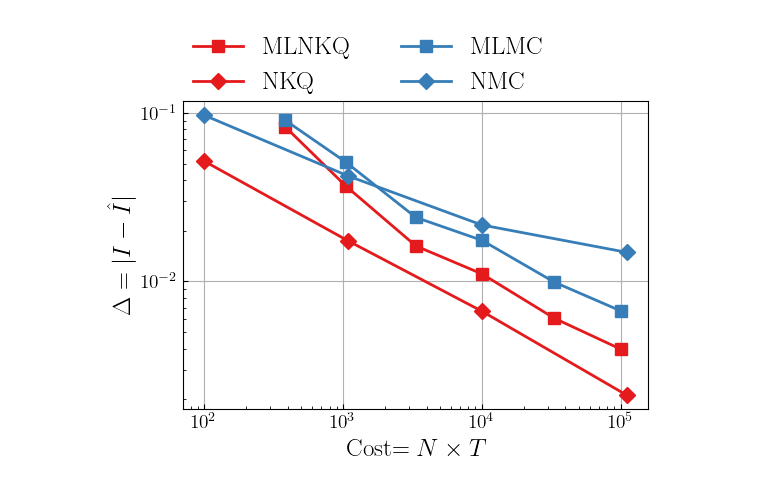
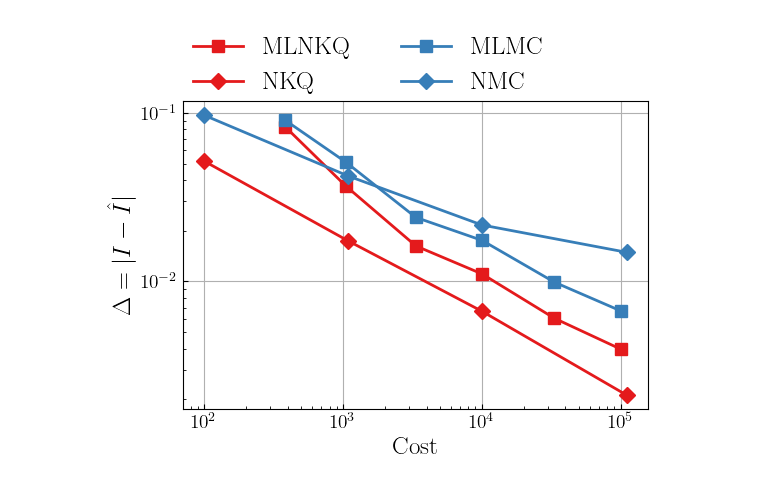
Before and after one commit to hudsonchen/nest_bq, a Jupyter notebook: plotting_notebooks/evppi.ipynb, the cells around one changed output. Cells and saved outputs as stored; diff of their text form; code cells hidden in the pictures.

```diff
--- a/plotting_notebooks/evppi.ipynb
+++ b/plotting_notebooks/evppi.ipynb
@@ -100,32 +102,32 @@ markersize = 8
 linewidth = 2
 cmap = plt.get_cmap('Set1')
 
 
 fig1 = plt.figure(figsize=(6, 4))
 plt.grid(True)
 plt.plot(I_multi_level['KQ'][1], I_multi_level['KQ'][0], label=f'MLNKQ', color=cmap.colors[0], linewidth=linewidth,
          marker='s', markersize=markersize)
 plt.plot(I_multi_level['MC'][1], I_multi_level['MC'][0], label=f'MLMC', color=cmap.colors[1], linewidth=linewidth,
          marker='s', markersize=markersize)
 plt.plot(I_single_level['MC'][1], I_single_level['MC'][0], label=f'NMC', color=cmap.colors[1], linewidth=linewidth,
          marker='D', markersize=markersize)
 plt.plot(I_single_level['KQ'][1], I_single_level['KQ'][0], label=f'NKQ', color=cmap.colors[0], linewidth=linewidth,
          marker='D', markersize=markersize)
 
-plt.xlabel(r'Cost$=N \times T$')
+plt.xlabel(r'Cost')
 plt.ylabel(r'$\Delta = |I - \hat{I}|$')
 plt.yscale('log')
 plt.xscale('log')
 
 # Get current legend handles and labels
 handles, labels = plt.gca().get_legend_handles_labels()
 order = [0, 3, 1, 2]
 handles = [handles[o] for o in order]
 labels = [labels[o] for o in order]
 
 # Create a legend with reordered handles and labels
 plt.legend(handles, labels, ncol=2, bbox_to_anchor=(0.4, 0.95), loc='lower center')
 plt.savefig('../figures/evppi.pdf', bbox_inches='tight')
 plt.show()
 # %% [output]
-[figure, old version]
+[figure, new version]
```
Also changed, not shown: parts of 1 cell of this notebook, 17 other files.
